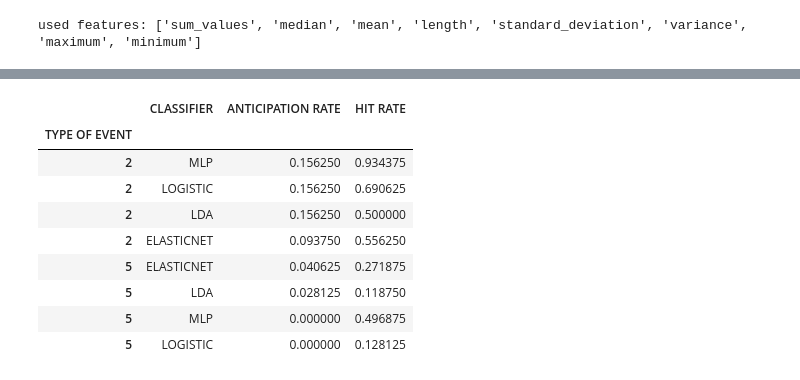
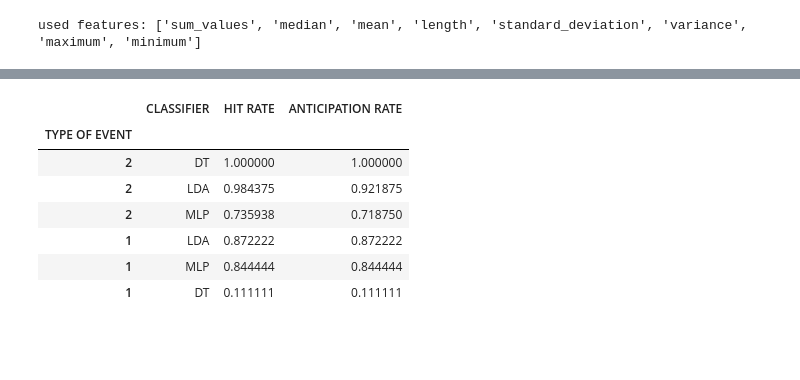
Before and after one commit to ricardovvargas/3w_dataset, a Jupyter notebook: demos/demo_4_example_of_early_classification_implementation.ipynb, the cells around one changed output, grey strips where cells are left out. Drawn from its saved outputs; the diff is of its cells as text; code cells hidden in the pictures; blank space fills up the shorter version.

Commit message:
Demonstration 4 update
Bug corrections and improvement in comments.

```diff
--- a/demos/demo_4_example_of_early_classification_implementation.ipynb
+++ b/demos/demo_4_example_of_early_classification_implementation.ipynb
@@ -43,10 +42,9 @@ warnings.simplefilter(action='ignore')
 # %%
 data_path = Path('..', 'data')
 nj = None
-clfs = {'MLP'        : MLPClassifier(random_state=1),
-        'LOGISTIC'   : LogisticRegression(solver='sag', n_jobs=nj, random_state=1),
-        'ELASTICNET' : SGDClassifier(penalty='elasticnet', n_jobs=nj, random_state=1),
-        'LDA'        : LinearDiscriminantAnalysis(),
+clfs = {'MLP' : MLPClassifier(random_state=1),
+        'LDA' : LinearDiscriminantAnalysis(),
+        'DT'  : DecisionTreeClassifier(random_state=1),
         }
 events_names = {0: 'Normal',
                 1: 'Abrupt Increase of BSW',
@@ -69,7 +67,7 @@ vars = ['P-PDG',
 columns = ['timestamp'] + vars + ['class']
 undesirable_events_codes = 2
 normal_class_code = 0
-abnormal_classes_codes = [2, 5]   # Undesirable events of interest
+abnormal_classes_codes = [2, 1]   # Undesirable events of interest
 sample_size = 12*60               # In seconds = observations
 max_samples_per_period = 20       # Limitation for safety
 df_fc_p = MinimalFCParameters()   # See tsfresh's documentation
@@ -246,7 +244,7 @@ def show_cm(cm, clf_name, labels):
         plt.text(j, i, int(cm[i, j]),
                  horizontalalignment="center",
                  color="white" if cm[i, j] > thresh else "black")
-    plt.ylabel('Correct labels')
+    plt.ylabel('Actual labels')
     plt.xlabel('Predicted labels')
     plt.tight_layout()
     plt.show()
@@ -429,0 +426,18 @@ for clf_name, _ in clfs.items():
+# %%
+oaccs = pd.DataFrame(columns=['CLASSIFIER', 'OVERALL ACCURACY'])
+new_labels = labels.copy()
+for clf in clfs:
+    cm = cms[clf]
+    new_cm = cm.copy()
+    i_del = []
+    for l in [lt for lt in labels if lt > 100]:
+        i_trans, i_in_reg = labels.index(l), labels.index(l-100)
+        i_del.append(i_trans)
+        new_cm[i_in_reg, :] += new_cm[i_trans, :]
+        new_cm[:, i_in_reg] += new_cm[:, i_trans]
+    new_cm = np.delete(new_cm, i_del, axis=0)
+    new_cm = np.delete(new_cm, i_del, axis=1)
+    new_labels = np.delete(new_labels, i_del, axis=0)
+    show_cm(new_cm, clf, new_labels)
+    oacc = np.trace(new_cm)/new_cm.sum()
+    oaccs = oaccs.append({'CLASSIFIER': clf, 'OVERALL ACCURACY': oacc}, ignore_index=True)
@@ -439,26 +460,28 @@ These rates obtained with each evaluated classifier are listed below. It can be
 # %%
-ars = pd.DataFrame(columns=['TYPE OF EVENT', 'CLASSIFIER', 'ANTICIPATION RATE', 'HIT RATE'])
+ars = pd.DataFrame(columns=['TYPE OF EVENT', 'CLASSIFIER', 'HIT RATE', 'ANTICIPATION RATE'])
 for clf in clfs:
     cm = cms[clf]
     for acc in abnormal_classes_codes:
         if (acc+100) in labels:
-            i_trans, i_in_reg = labels.index(acc), labels.index(acc+100)
-            hr = (cm[i_trans, [i_trans, i_in_reg]].sum()+cm[i_in_reg, [i_trans, i_in_reg]].sum())/cm[[i_trans, i_in_reg], :].sum()
-            ar = cm[i_trans, i_trans]/(cm[i_trans, :].sum()+cm[i_in_reg, :].sum())
+            i_trans, i_in_reg = labels.index(acc+100), labels.index(acc)
+            all_trans_or_in_reg = cm[[i_trans, i_in_reg], :].sum()
+            clsed_as_trans_or_in_reg = cm[i_trans,  [i_trans, i_in_reg]].sum() + \
+                                       cm[i_in_reg, [i_trans, i_in_reg]].sum()
+            clsed_as_trans = cm[[i_trans, i_in_reg], i_trans].sum()
+            hr = clsed_as_trans_or_in_reg/all_trans_or_in_reg
+            ar = clsed_as_trans/all_trans_or_in_reg
             ars = ars.append({'TYPE OF EVENT':acc,
                               'CLASSIFIER': clf,
                               'HIT RATE': hr,
                               'ANTICIPATION RATE': ar},
                             ignore_index=True)
-ars.set_index('TYPE OF EVENT').sort_values(by=['ANTICIPATION RATE', 'HIT RATE', 'TYPE OF EVENT'], ascending=False)
+ars.set_index('TYPE OF EVENT').sort_values(by=['TYPE OF EVENT', 'HIT RATE', 'ANTICIPATION RATE'], ascending=False)
 # %% [output]
-|  | CLASSIFIER | ANTICIPATION RATE | HIT RATE |
+|  | CLASSIFIER | HIT RATE | ANTICIPATION RATE |
 | TYPE OF EVENT |  |  |  |
-| 2 | MLP | 0.156250 | 0.934375 |
-| 2 | LOGISTIC | 0.156250 | 0.690625 |
-| 2 | LDA | 0.156250 | 0.500000 |
-| 2 | ELASTICNET | 0.093750 | 0.556250 |
-| 5 | ELASTICNET | 0.040625 | 0.271875 |
-| 5 | LDA | 0.028125 | 0.118750 |
-| 5 | MLP | 0.000000 | 0.496875 |
-| 5 | LOGISTIC | 0.000000 | 0.128125 |
+| 2 | DT | 1.000000 | 1.000000 |
+| 2 | LDA | 0.984375 | 0.921875 |
+| 2 | MLP | 0.735938 | 0.718750 |
+| 1 | LDA | 0.872222 | 0.872222 |
+| 1 | MLP | 0.844444 | 0.844444 |
+| 1 | DT | 0.111111 | 0.111111 |
```
Also changed, not shown: parts of 15 cells of this notebook.
